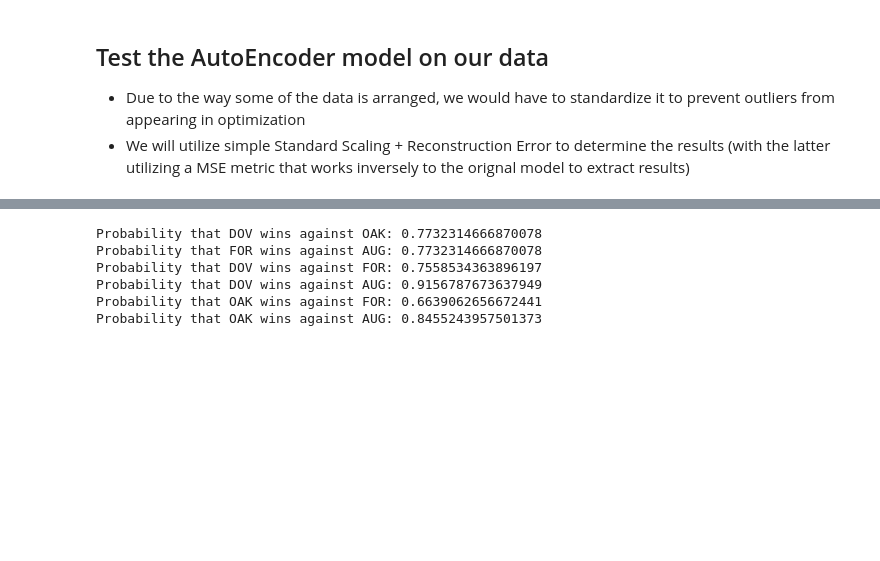
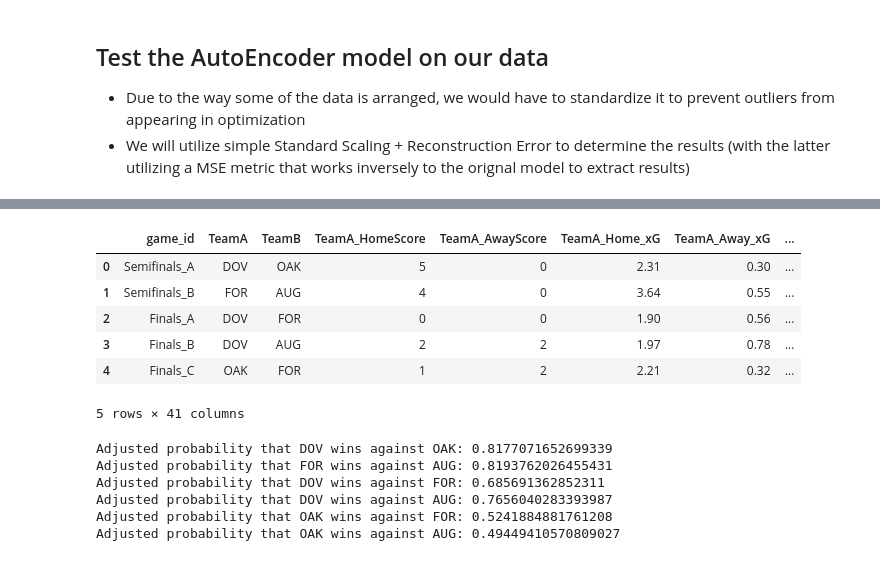
Before and after one commit to Aaryan-Patel2/SoccerPlayoffPredictions, a Jupyter notebook: main.ipynb, the cells around one changed output, grey strips where cells are left out. Drawn from its saved outputs; the diff is of its cells as text; code cells hidden in the pictures; blank space fills up the shorter version.

Commit message:
Finalize TrueSkill Algorithm

```diff
--- a/main.ipynb
+++ b/main.ipynb
@@ -442,6 +477,6 @@ Reconstruction error: [0.26480368 0.89328136 0.82815295 0.25537143 0.90312248 0.
 # %%
 # Iterate through the instances of KO_rounds
-for row, column in KO_rounds.iterrows():
+""" for row, column in KO_rounds.iterrows():
     teamA = column['TeamA']
     teamB = column['TeamB']
 
@@ -462,4 +497,4 @@ for row, column in KO_rounds.iterrows():
 # columns_to_remove = ['game_id', 'TeamA', 'TeamB', 'Team']
 # KO_rounds = KO_rounds.drop(columns=columns_to_remove, errors='ignore')
 
-#Home win is 1; Away win is 0
+#Home win is 1; Away win is 0 """
@@ -474,0 +523,15 @@ KO_rounds.head()
+# %%
+''' # Get all column names
+columns = KO_rounds.columns
+
+# Create a list to store the columns to be dropped
+columns_to_drop = []
+
+# Iterate through all column names
+for column in columns:
+    # If the column name contains 'log_transformed', 'TeamA_Away' or 'TeamB_Home', add it to the list
+    if 'log_transformed' in column or 'TeamA_Away' in column or 'TeamB_Home' in column:
+        columns_to_drop.append(column)
+
+# Drop the columns
+KO_rounds = KO_rounds.drop(columns=columns_to_drop) '''
@@ -474,0 +540,6 @@ KO_rounds.head()
+# %%
+# Drop the columns if they don't have the game_id of: Semifinals_A, Semifinals_B, Finals_A, Finals_B, Finals_C, Finals_D
+
+KO_rounds = KO_rounds.drop(KO_rounds[(KO_rounds['game_id'] != 'Semifinals_A') & (KO_rounds['game_id'] != 'Semifinals_B') & (KO_rounds['game_id'] != 'Finals_A') & (KO_rounds['game_id'] != 'Finals_B') & (KO_rounds['game_id'] != 'Finals_C') & (KO_rounds['game_id'] != 'Finals_D')].index)
+
+KO_rounds.columns
@@ -475,25 +565,42 @@ KO_rounds.head()
+# %%
+#Drop the log transformed features (we are only using log transformed features for the autoencoder and group rounds)
+
+KO_rounds = KO_rounds.drop(columns=KO_rounds.filter(like='log_transformed').columns)
+
+KO_rounds.head()
+
+# Features that may seem duplicated are actually stats from that team in both the home and away games. (Additional data for the ranking algorithm)
+# %% [output]
+|  | game_id | TeamA | TeamB | TeamA_HomeScore | TeamA_AwayScore | TeamA_Home_xG | TeamA_Away_xG | ... |
+| 0 | Semifinals_A | DOV | OAK | 5 | 0 | 2.31 | 0.30 | ... |
+| 1 | Semifinals_B | FOR | AUG | 4 | 0 | 3.64 | 0.55 | ... |
+| 2 | Finals_A | DOV | FOR | 0 | 0 | 1.90 | 0.56 | ... |
+| 3 | Finals_B | DOV | AUG | 2 | 2 | 1.97 | 0.78 | ... |
+| 4 | Finals_C | OAK | FOR | 1 | 2 | 2.21 | 0.32 | ... |
+5 rows × 41 columns
 # %%
-import pandas as pd
-import trueskill
+#Test #4 for TrueSkill; Utilized
+
+import trueskill as trueskill
 from math import sqrt
+
+def sigmoid(x):
+    return 1 / (1 + np.exp(-x))
 
 # Initialize TrueSkill
 ts = trueskill.TrueSkill()
 
-# Read the CSV file
-OG_ko_rounds = pd.read_csv('KnockoutRounds.csv')
-
 # Extract the unique teams and add them to the system
-teams = pd.concat([OG_ko_rounds['TeamA'], OG_ko_rounds['TeamB']]).unique()
+teams = pd.concat([KO_rounds['TeamA'], KO_rounds['TeamB']]).unique()
 ratings = {team: ts.create_rating() for team in teams}
 
 # Extract the games
-games = list(zip(OG_ko_rounds['TeamA'], OG_ko_rounds['TeamB']))
+games = list(zip(KO_rounds['TeamA'], KO_rounds['TeamB'], KO_rounds['TeamA_GoalDifference'], KO_rounds['TeamB_GoalDifference'], KO_rounds['TeamA_prev_results'], KO_rounds['TeamB_prev_results']))
 
 # Assume the first team wins each game
 # Update ratings based on game outcomes
 for game in games:
-    team1, team2 = game
+    team1, team2, team1_goal_diff, team2_goal_diff, team1_prev_result, team2_prev_result = game
     ratings[team1], ratings[team2] = ts.rate_1vs1(ratings[team1], ratings[team2])
 
     # Calculate the win probability for team1
@@ -503,11 +610,19 @@ for game in games:
     denom = sqrt(size * (ts.beta * ts.beta) + sum_sigma)
     ts_win_probability = ts.cdf(delta_mu / denom)
 
-    print(f'Probability that {team1} wins against {team2}: {ts_win_probability}')
+    # Adjust win probability based on goal difference and previous results
+    goal_diff_factor = sigmoid(team1_goal_diff - team2_goal_diff)
+    prev_result_factor = sigmoid(team1_prev_result - team2_prev_result)
+    adjusted_win_probability = ts_win_probability * 0.5 + goal_diff_factor * 0.25 + prev_result_factor * 0.25
+
+    # Ensure the adjusted win probability is within [0, 1]
+    adjusted_win_probability = max(0, min(1, adjusted_win_probability))
+
+    print(f'Adjusted probability that {team1} wins against {team2}: {adjusted_win_probability}')
 # %% [output]
-Probability that DOV wins against OAK: 0.7732314666870078
-Probability that FOR wins against AUG: 0.7732314666870078
-Probability that DOV wins against FOR: 0.7558534363896197
-Probability that DOV wins against AUG: 0.9156787673637949
-Probability that OAK wins against FOR: 0.6639062656672441
-Probability that OAK wins against AUG: 0.8455243957501373
+Adjusted probability that DOV wins against OAK: 0.8177071652699339
+Adjusted probability that FOR wins against AUG: 0.8193762026455431
+Adjusted probability that DOV wins against FOR: 0.685691362852311
+Adjusted probability that DOV wins against AUG: 0.7656040283393987
+Adjusted probability that OAK wins against FOR: 0.5241884881761208
+Adjusted probability that OAK wins against AUG: 0.49449410570809027
```
Also changed, not shown: parts of 20 cells of this notebook.
